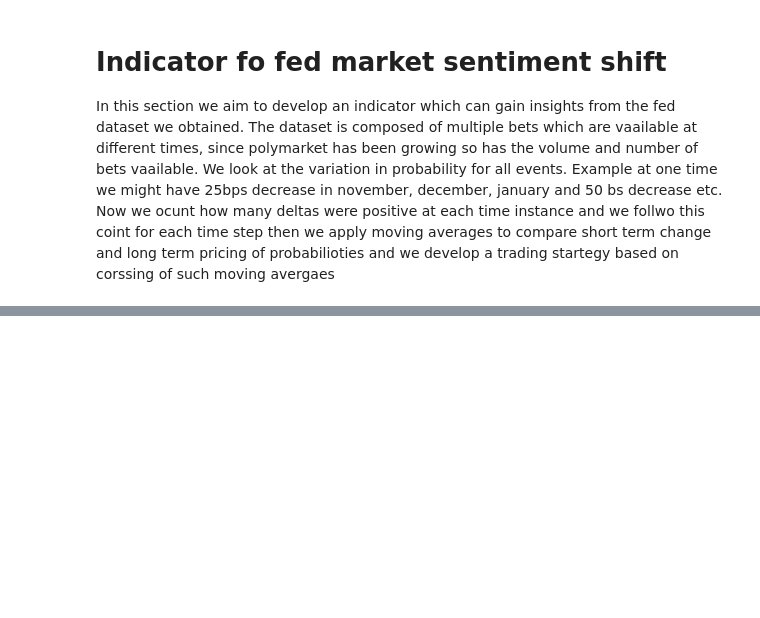
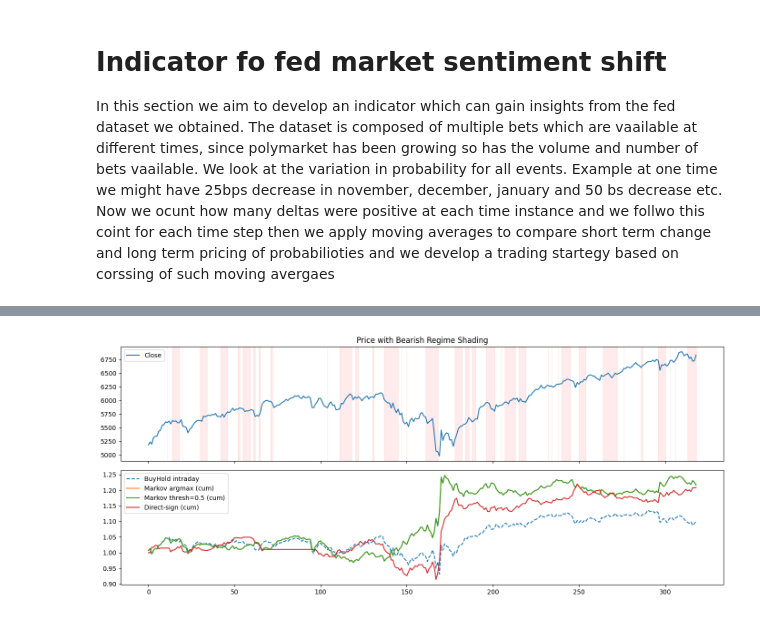
Before and after one commit to MichaelCarloH/ML-PortfolioManagement, a Jupyter notebook: submission_code/ml_project.ipynb, the cells around one changed output, grey strips where cells are left out. Saved outputs shown, nothing was run; the diff lists cells and outputs as text; code cells hidden in the pictures; blank space fills up the shorter version.

```diff
--- a/submission_code/ml_project.ipynb
+++ b/submission_code/ml_project.ipynb
@@ -665,0 +965,25 @@ This makes the indicator a **forward-looking macro sentiment index** — derived
+# %%
+fig, (ax1, ax2) = plt.subplots(2, 1, figsize=(14, 6), sharex=True)
+
+# Price with state shading
+ax1.plot(df.index, df['Close'], label='Close', color='tab:blue')
+bearish = (df['market_state'] == 'bearish')
+# Shade contiguous bearish spans
+spans = bearish.ne(bearish.shift()).cumsum()
+for key, is_bear in spans.groupby(spans).apply(lambda s: bearish.loc[s.index[0]]).items():
+    if is_bear:
+        seg = df.index[spans == key]
+        ax1.axvspan(seg[0], seg[-1], color='red', alpha=0.08)
+ax1.legend()
+ax1.set_title('Price with Bearish Regime Shading')
+
+# Cumulative returns (as in your code)
+ax2.plot(df.index, df['cum_buyhold'], label='BuyHold intraday', linestyle='--')
+ax2.plot(df.index, df['cum_markov_argmax'], label='Markov argmax (cum)')
+ax2.plot(df.index, df['cum_markov_thresh'], label=f'Markov thresh={THRESH} (cum)')
+ax2.plot(df.index, df['cum_direct'], label='Direct-sign (cum)')
+ax2.legend()
+plt.tight_layout()
+plt.show()
+# %% [output]
+[figure, added]
```
Also changed, not shown: parts of 10 cells of this notebook, 4 other files.
